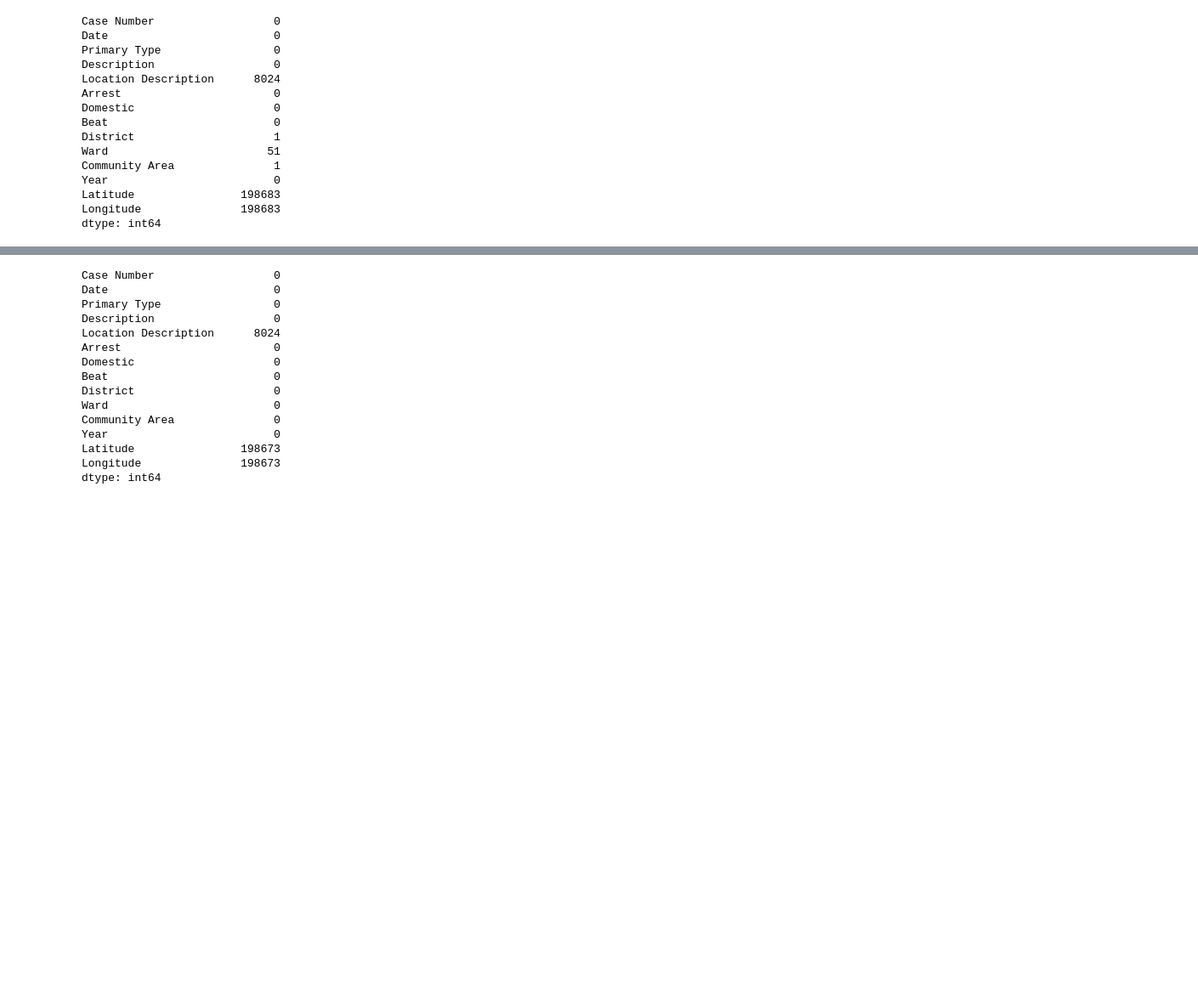
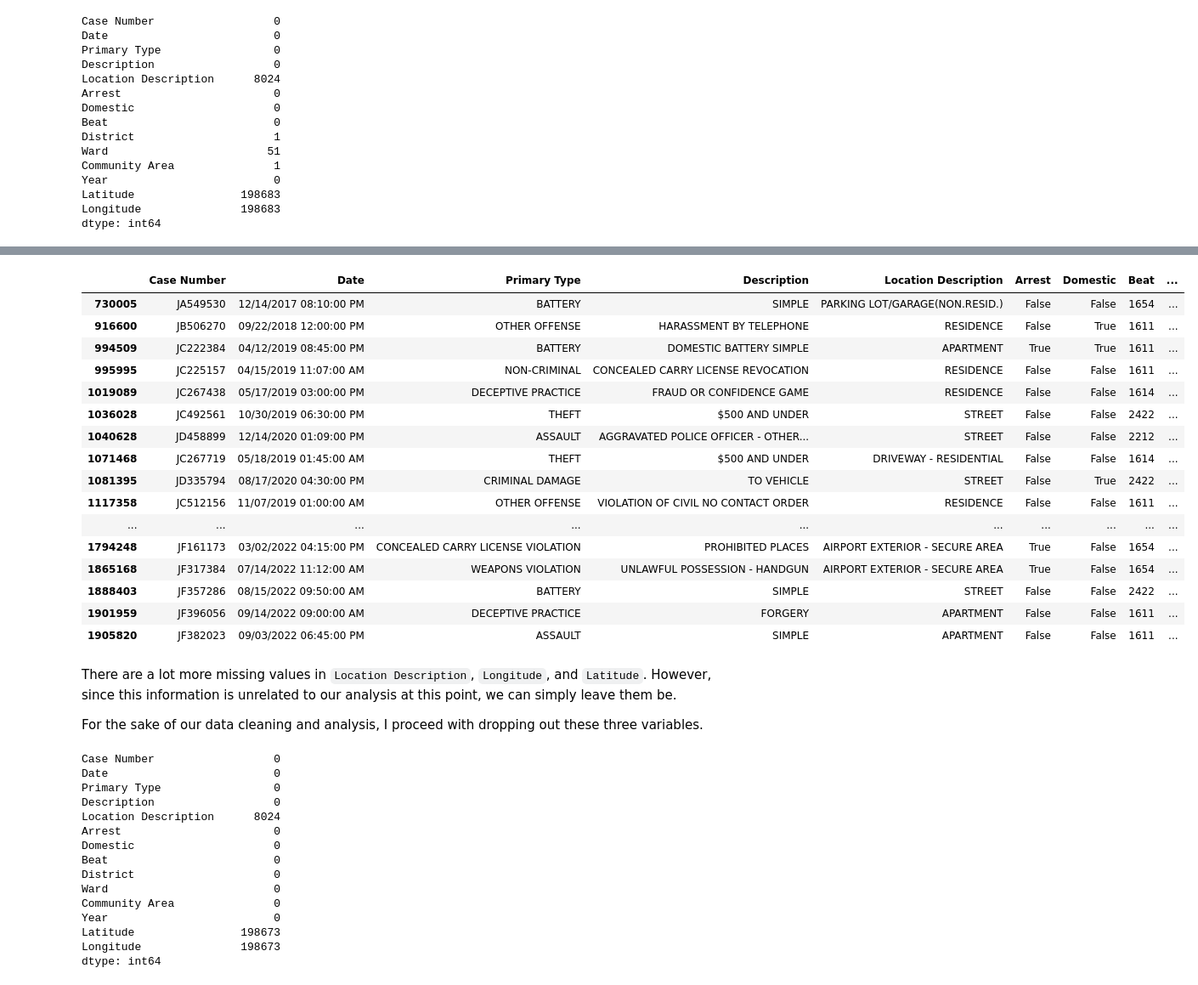
Before and after one commit to jcvincentliu/Analyzing-Racial-Disparities-in-Chicago-Police-Traffic-Stops, a Jupyter notebook: crime_cleaning.ipynb, the cells around one changed output, grey strips where cells are left out. Shown at 85% size. Cells and saved outputs as stored; diff of their text form; code cells hidden in the pictures; blank space fills up the shorter version.

Commit message:
edit the missing value treatment and add more storytelling components

```diff
--- a/crime_cleaning.ipynb
+++ b/crime_cleaning.ipynb
@@ -143 +137,25 @@ dtype: int64
+# %%
+crime[crime.loc[:, ["District", "Community Area", "Ward"]].isnull().any(axis=1)]
+# %% [output]
+|  | Case Number | Date | Primary Type | Description | Location Description | Arrest | Domestic | Beat | ... |
+| 730005 | JA549530 | 12/14/2017 08:10:00 PM | BATTERY | SIMPLE | PARKING LOT/GARAGE(NON.RESID.) | False | False | 1654 | ... |
+| 916600 | JB506270 | 09/22/2018 12:00:00 PM | OTHER OFFENSE | HARASSMENT BY TELEPHONE | RESIDENCE | False | True | 1611 | ... |
+| 994509 | JC222384 | 04/12/2019 08:45:00 PM | BATTERY | DOMESTIC BATTERY SIMPLE | APARTMENT | True | True | 1611 | ... |
+| 995995 | JC225157 | 04/15/2019 11:07:00 AM | NON-CRIMINAL | CONCEALED CARRY LICENSE REVOCATION | RESIDENCE | False | False | 1611 | ... |
+| 1019089 | JC267438 | 05/17/2019 03:00:00 PM | DECEPTIVE PRACTICE | FRAUD OR CONFIDENCE GAME | RESIDENCE | False | False | 1614 | ... |
+| 1036028 | JC492561 | 10/30/2019 06:30:00 PM | THEFT | $500 AND UNDER | STREET | False | False | 2422 | ... |
+| 1040628 | JD458899 | 12/14/2020 01:09:00 PM | ASSAULT | AGGRAVATED POLICE OFFICER - OTHER... | STREET | False | False | 2212 | ... |
+| 1071468 | JC267719 | 05/18/2019 01:45:00 AM | THEFT | $500 AND UNDER | DRIVEWAY - RESIDENTIAL | False | False | 1614 | ... |
+| 1081395 | JD335794 | 08/17/2020 04:30:00 PM | CRIMINAL DAMAGE | TO VEHICLE | STREET | False | True | 2422 | ... |
+| 1117358 | JC512156 | 11/07/2019 01:00:00 AM | OTHER OFFENSE | VIOLATION OF CIVIL NO CONTACT ORDER | RESIDENCE | False | False | 1611 | ... |
+| ... | ... | ... | ... | ... | ... | ... | ... | ... | ... |
+| 1794248 | JF161173 | 03/02/2022 04:15:00 PM | CONCEALED CARRY LICENSE VIOLATION | PROHIBITED PLACES | AIRPORT EXTERIOR - SECURE AREA | True | False | 1654 | ... |
+| 1865168 | JF317384 | 07/14/2022 11:12:00 AM | WEAPONS VIOLATION | UNLAWFUL POSSESSION - HANDGUN | AIRPORT EXTERIOR - SECURE AREA | True | False | 1654 | ... |
+| 1888403 | JF357286 | 08/15/2022 09:50:00 AM | BATTERY | SIMPLE | STREET | False | False | 2422 | ... |
+| 1901959 | JF396056 | 09/14/2022 09:00:00 AM | DECEPTIVE PRACTICE | FORGERY | APARTMENT | False | False | 1611 | ... |
+| 1905820 | JF382023 | 09/03/2022 06:45:00 PM | ASSAULT | SIMPLE | APARTMENT | False | False | 1611 | ... |
+# %% [markdown]
+There are a lot more missing values in `Location Description`, `Longitude`, and `Latitude`. However, since this information is unrelated to our analysis at this point, we can simply leave them be.
+
+For the sake of our data cleaning and analysis, I proceed with dropping out these three variables.
 # %%
```
Also changed, not shown: parts of 18 cells of this notebook.
